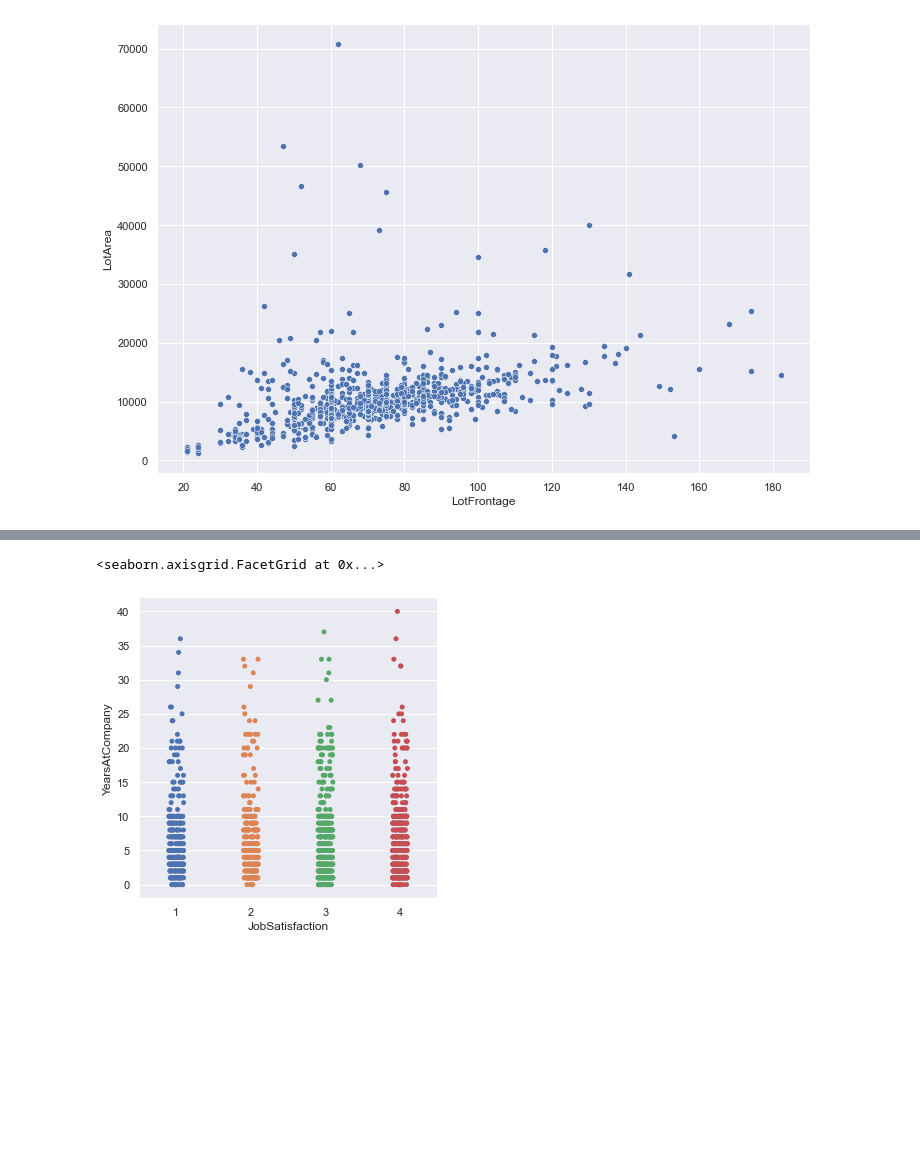
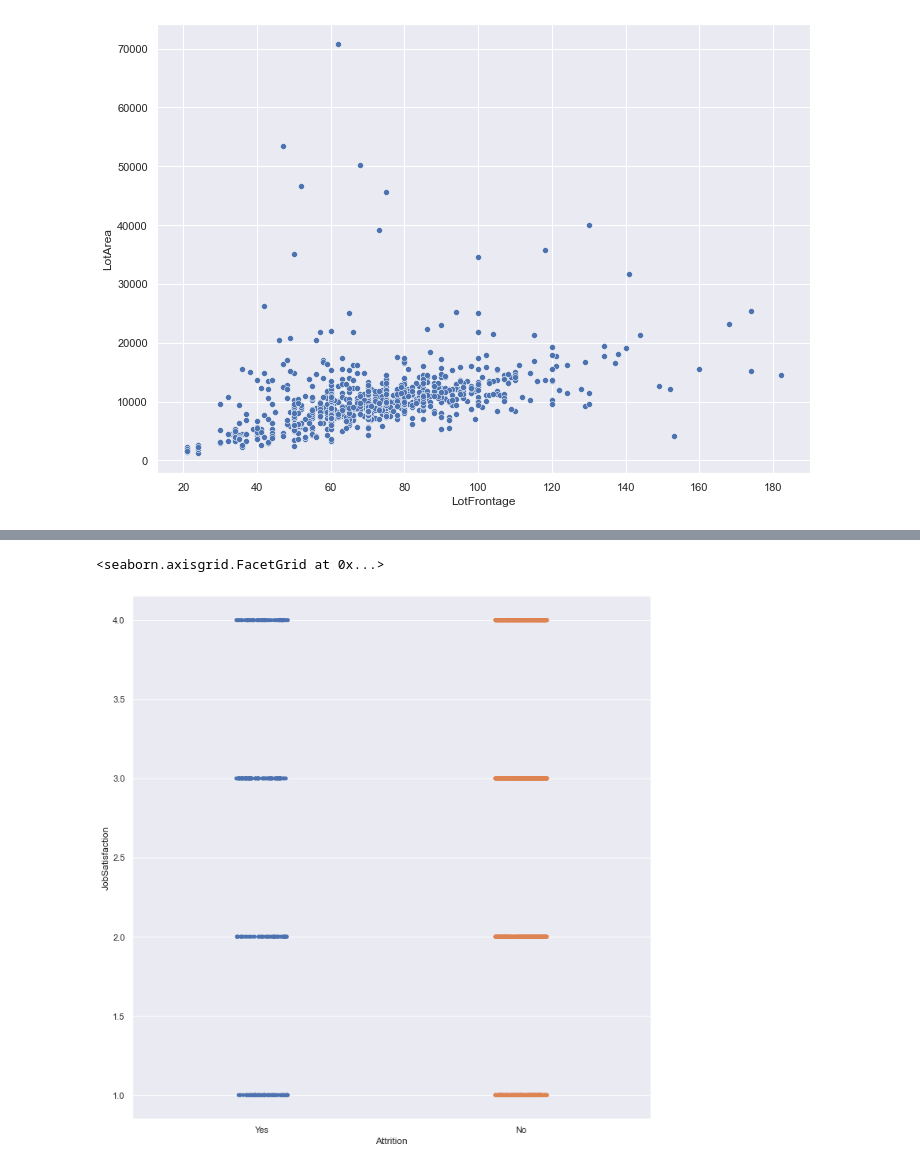
Before and after one commit to Quentin1402/dep-t-python, a Jupyter notebook: data_stat.ipynb, the cells around one changed output, grey strips where cells are left out. Drawn from its saved outputs; the diff is of its cells as text; code cells hidden in the pictures; blank space fills up the shorter version.

```diff
--- a/data_stat.ipynb
+++ b/data_stat.ipynb
@@ -45,8 +45,7 @@ sb.relplot(x=pd.to_datetime(sale["date"]), y="item_price", data=sale, height=10)
 # %%
 ibm = pd.read_csv('C:/Users/asus tuf/Downloads/ibm_hr_attrition.csv');
-ibm.dtypes
-sb.catplot(x="JobSatisfaction", y="YearsAtCompany", data=ibm)
+sb.catplot(x="Attrition", y="JobSatisfaction", data=ibm, height = 10)
 # %% [output]
 <seaborn.axisgrid.FacetGrid at 0x...>
-[figure, old version]
+[figure, new version]
 # %%
```
Also changed, not shown: parts of 7 cells of this notebook.
